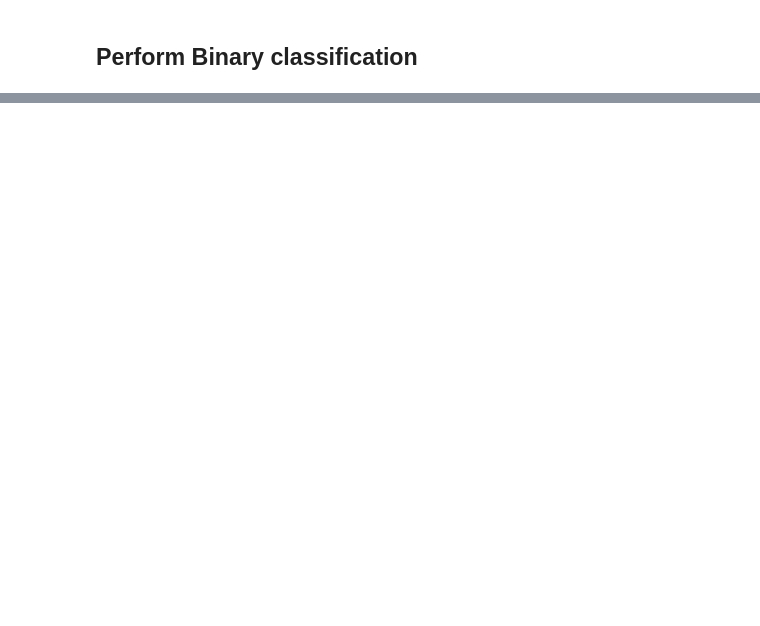
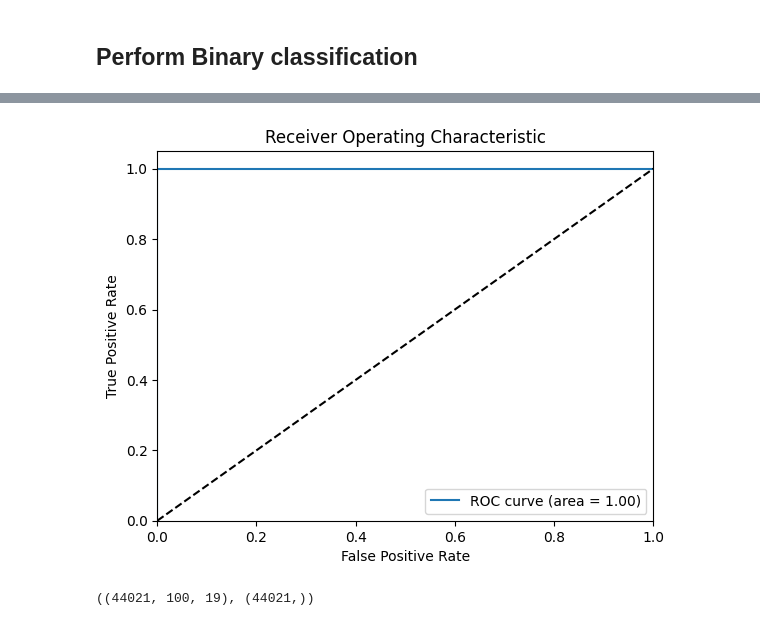
Before and after one commit to IliesChibane/Parkinson-disease-diagnostic-using-time-series-data, a Jupyter notebook: GradientBoosting_Classification.ipynb, the cells around one changed output, grey strips where cells are left out. Saved outputs shown, nothing was run; the diff lists cells and outputs as text; code cells hidden in the pictures; blank space fills up the shorter version.

```diff
--- a/GradientBoosting_Classification.ipynb
+++ b/GradientBoosting_Classification.ipynb
@@ -387,0 +608,26 @@ F1: 1.00
+# %%
+# Compute the false positive rate, true positive rate, and thresholds
+fpr, tpr, thresholds = roc_curve(y_test, y_prob)
+
+# Compute the area under the ROC curve
+roc_auc = auc(fpr, tpr)
+
+# Plot the ROC curve
+plt.plot(fpr, tpr, label='ROC curve (area = {:.2f})'.format(roc_auc))
+plt.plot([0, 1], [0, 1], 'k--')
+plt.xlim([0.0, 1.0])
+plt.ylim([0.0, 1.05])
+plt.xlabel('False Positive Rate')
+plt.ylabel('True Positive Rate')
+plt.title('Receiver Operating Characteristic')
+plt.legend(loc="lower right")
+plt.show()
+# %% [output]
+[figure, added]
+# %%
+X = np.load("preprocessed-data\X.npy")
+y = np.load("preprocessed-data\y_multi_class.npy")
+
+X.shape, y.shape
+# %% [output]
+((44021, 100, 19), (44021,))
```
Also changed, not shown: parts of 15 cells of this notebook.
